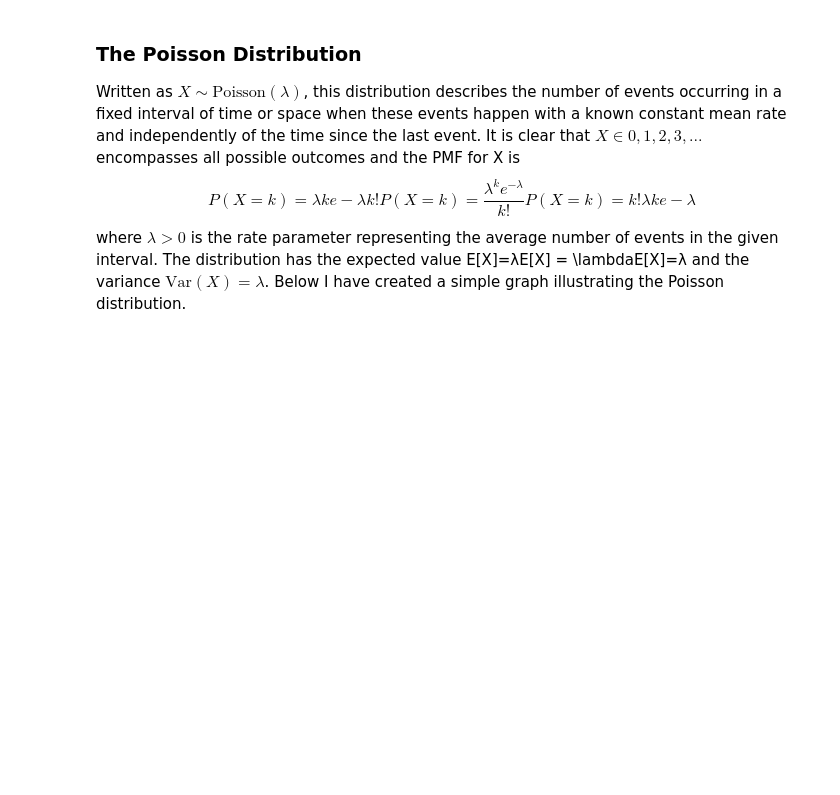
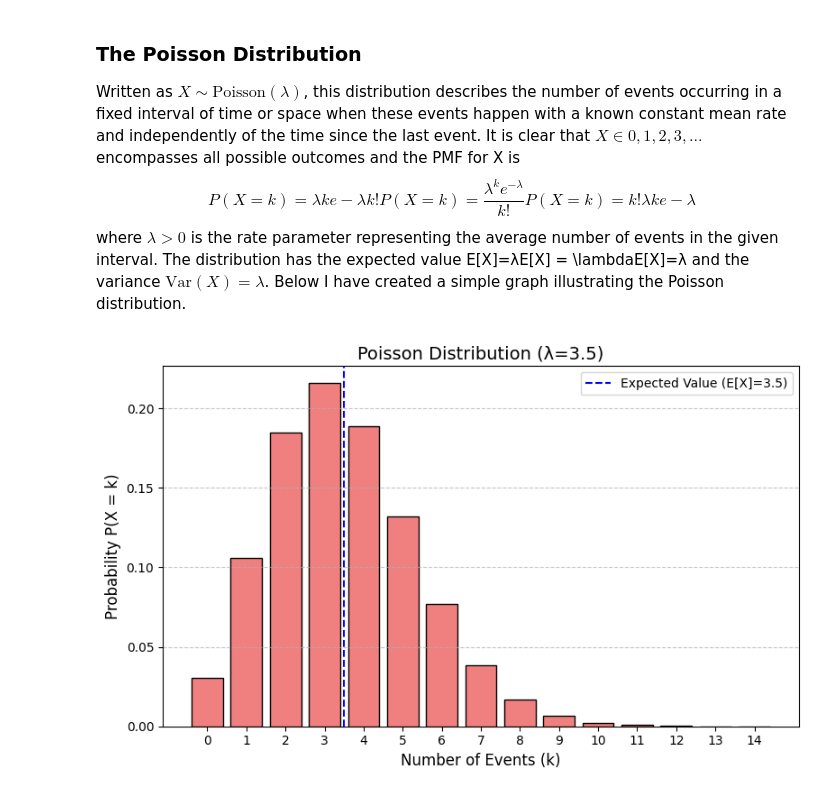
Before and after one commit to willhrx/willhrx, a Jupyter notebook: prob_dists.ipynb, the cells around one changed output. Drawn from its saved outputs; the diff is of its cells as text; code cells hidden in the pictures; blank space fills up the shorter version.

```diff
--- a/prob_dists.ipynb
+++ b/prob_dists.ipynb
@@ -40,0 +41,23 @@ Written as $X \sim \text{Poisson}(\lambda)$, this distribution describes the num
+# %%
+from scipy.stats import poisson
+
+# Parameters for the Poisson distribution
+lam = 3.5  # lambda parameter (rate)
+
+# Possible number of events (truncated for visualization)
+x = np.arange(0, 15)
+pmf = poisson.pmf(x, lam)
+
+plt.figure(figsize=(8, 5))
+plt.bar(x, pmf, color='lightcoral', edgecolor='black')
+plt.axvline(lam, color='blue', linestyle='--', label=f'Expected Value (E[X]={lam})')
+plt.legend()
+plt.title(f'Poisson Distribution (λ={lam})', fontsize=14)
+plt.xlabel('Number of Events (k)', fontsize=12)
+plt.ylabel('Probability P(X = k)', fontsize=12)
+plt.xticks(x)
+plt.grid(axis='y', linestyle='--', alpha=0.7)
+plt.tight_layout()
+plt.show()
+# %% [output]
+[figure, added]
```
